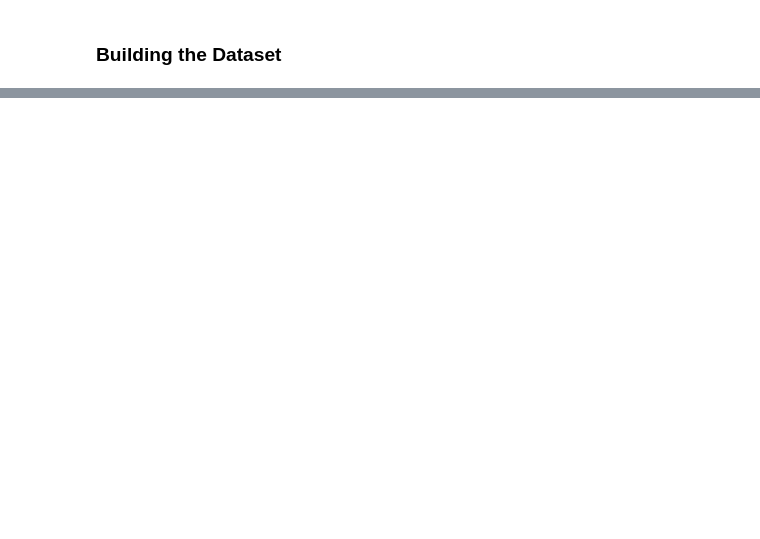
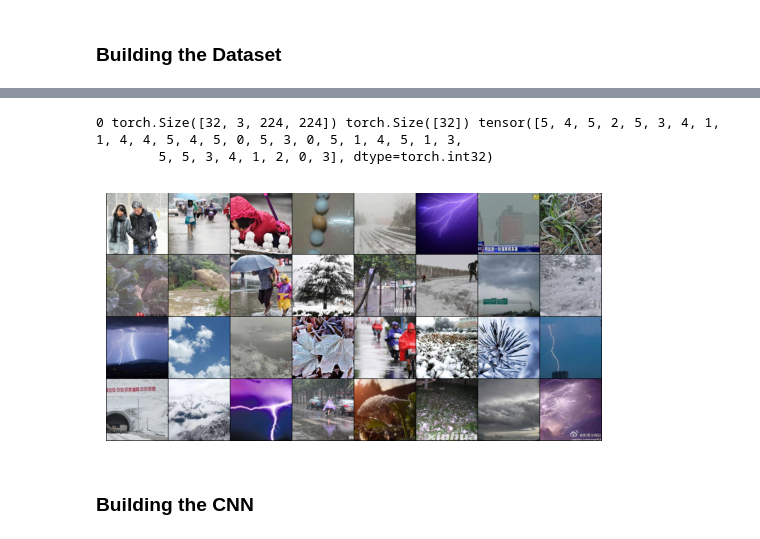
Before and after one commit to ktsorensenWX/PyTorch-WX-Classification, a Jupyter notebook: wx_PyTorch.ipynb, the cells around one changed output, grey strips where cells are left out. Drawn from its saved outputs; the diff is of its cells as text; code cells hidden in the pictures; blank space fills up the shorter version.

```diff
--- a/wx_PyTorch.ipynb
+++ b/wx_PyTorch.ipynb
@@ -284,0 +442,8 @@ plt.imshow(plt.imread(imgs["Images"].iloc[x]))
+# %%
+# Create a dataloader for the dataset
+testWX_modeling = weatherImageDataset(imgs,
+                            transform=transforms.Compose([
+                                    Rescale(256),
+                                    RandomCrop(224),
+                                    ToTensor()
+                                ]))
@@ -284,0 +471,37 @@ plt.imshow(plt.imread(imgs["Images"].iloc[x]))
+# %%
+# Define the dataloader - wrapping and iterable around the dataset
+dataloader = DataLoader(dataset=testWX_modeling, batch_size=32,
+                            shuffle=True, num_workers=0)
+
+"""
+Reference:
+    * dataset: The dataset being used
+    * batch_size: How many images will be in each batch that's passed into the model
+    * shuffle: Shuffles images in the dataset for different batches each time
+    * num_workers: Number of subprocesses used when loading the data
+"""
+
+# Helper function to show a batch
+def wx_image_batch(batch):
+    images_batch = batch['image']
+
+    grid = utils.make_grid(images_batch)
+    plt.imshow(grid.numpy().transpose((1, 2, 0)))
+
+for i_batch, batch in enumerate(dataloader):
+    print(i_batch, batch['image'].size(), batch['event'].size(), batch["event"])
+
+    # observe 1 batch with the images & labels
+    if i_batch == 0:
+        plt.figure()
+        wx_image_batch(batch)
+        plt.axis('off')
+        plt.ioff()
+        plt.show()
+        break
+# %% [output]
+0 torch.Size([32, 3, 224, 224]) torch.Size([32]) tensor([5, 4, 5, 2, 5, 3, 4, 1, 1, 4, 4, 5, 4, 5, 0, 5, 3, 0, 5, 1, 4, 5, 1, 3,
+        5, 5, 3, 4, 1, 2, 0, 3], dtype=torch.int32)
+[figure, added]
+# %% [markdown]
+### Building the CNN
```
Also changed, not shown: parts of 24 cells of this notebook, 1 other file.
